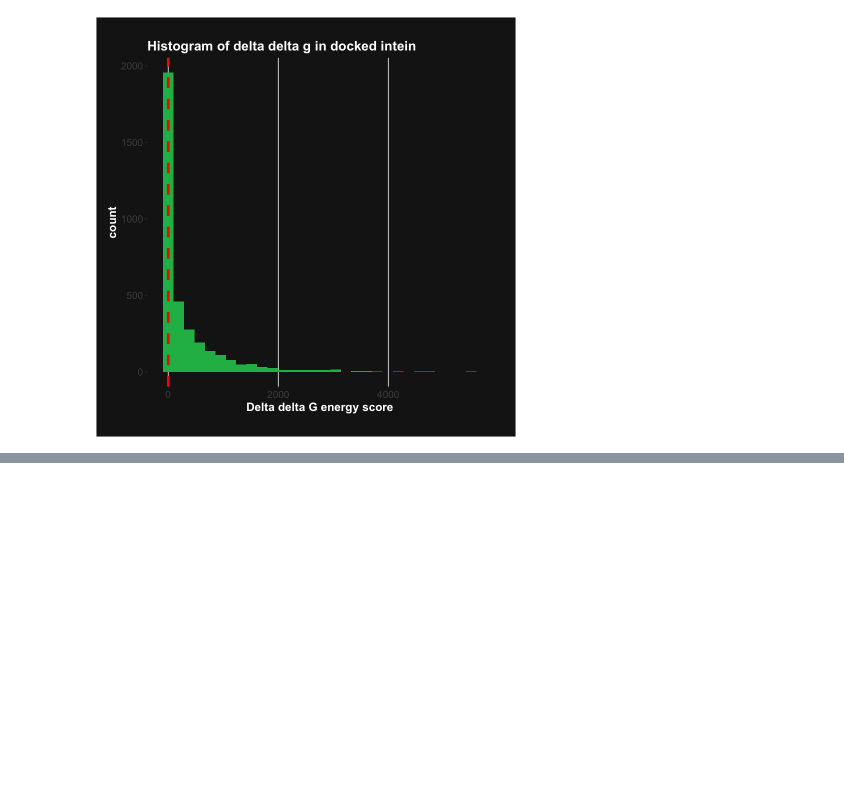
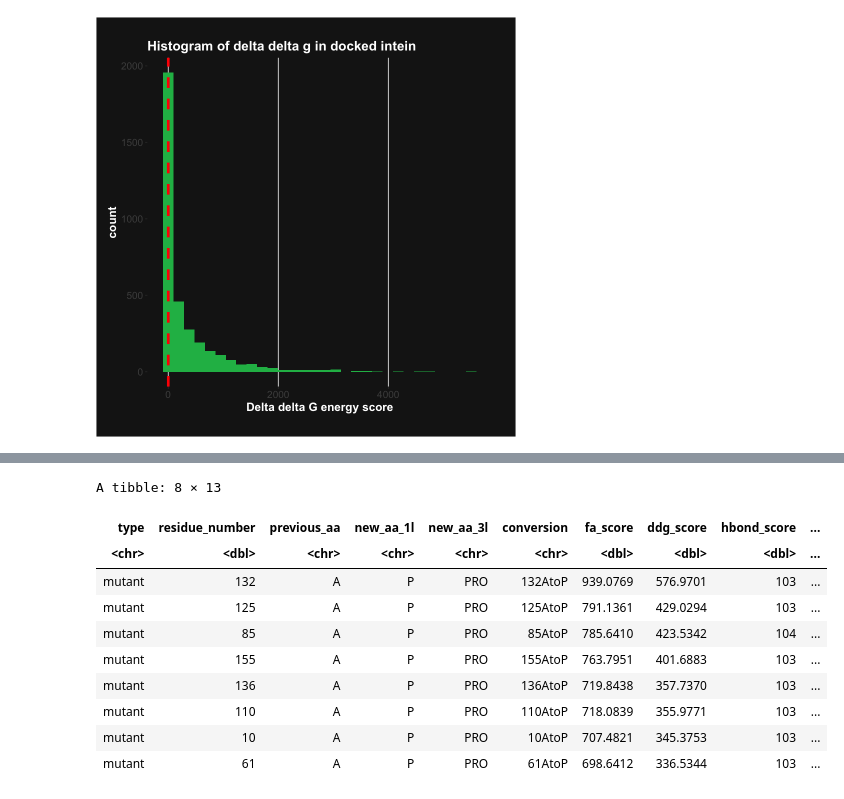
Before and after one commit to redradman/OneAAatATime, a Jupyter notebook: intein_analysis.ipynb, the cells around one changed output, grey strips where cells are left out. Drawn from its saved outputs; the diff is of its cells as text; code cells hidden in the pictures; blank space fills up the shorter version.

```diff
--- a/intein_analysis.ipynb
+++ b/intein_analysis.ipynb
@@ -97,0 +143,17 @@ Let's see if we can find a pattern on ΔΔG scores higher than `3000`
+# %%
+ddg_sd <- sd(intein_short$ddg_score)
+ddg_mean <- mean(intein_short$ddg_score)
+a_to_p <- intein_short |> filter(previous_aa == "A" & new_aa_1l == "P") |> arrange(desc(ddg_score))
+a_to_p |> head(n = 8)
+# %% [output]
+A tibble: 8 × 13
+| type | residue_number | previous_aa | new_aa_1l | new_aa_3l | conversion | fa_score | ddg_score | hbond_score | ... |
+| <chr> | <dbl> | <chr> | <chr> | <chr> | <chr> | <dbl> | <dbl> | <dbl> | ... |
+| mutant | 132 | A | P | PRO | 132AtoP | 939.0769 | 576.9701 | 103 | ... |
+| mutant | 125 | A | P | PRO | 125AtoP | 791.1361 | 429.0294 | 103 | ... |
+| mutant | 85 | A | P | PRO | 85AtoP | 785.6410 | 423.5342 | 104 | ... |
+| mutant | 155 | A | P | PRO | 155AtoP | 763.7951 | 401.6883 | 103 | ... |
+| mutant | 136 | A | P | PRO | 136AtoP | 719.8438 | 357.7370 | 103 | ... |
+| mutant | 110 | A | P | PRO | 110AtoP | 718.0839 | 355.9771 | 103 | ... |
+| mutant | 10 | A | P | PRO | 10AtoP | 707.4821 | 345.3753 | 103 | ... |
+| mutant | 61 | A | P | PRO | 61AtoP | 698.6412 | 336.5344 | 103 | ... |
```
Also changed, not shown: parts of 5 cells of this notebook.
